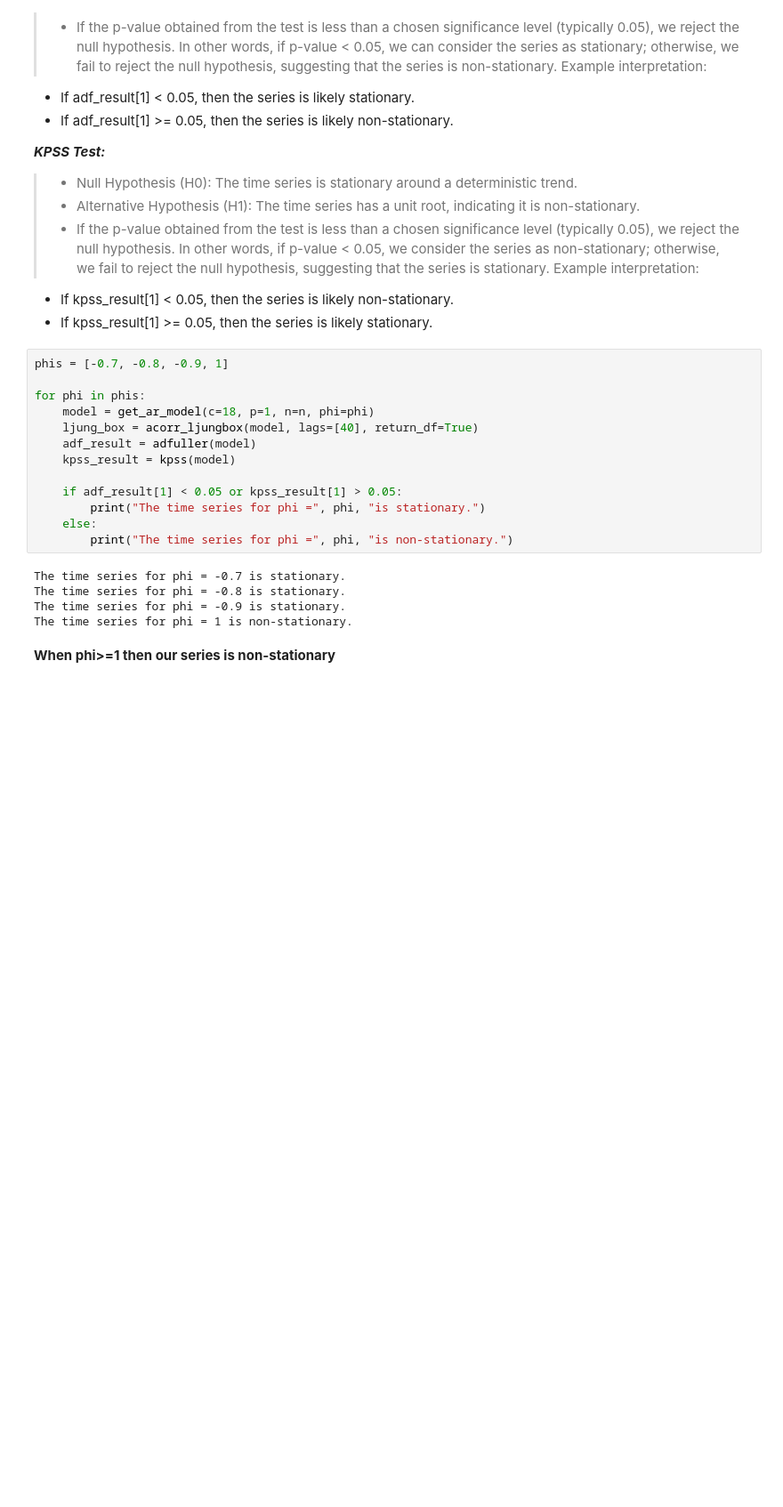
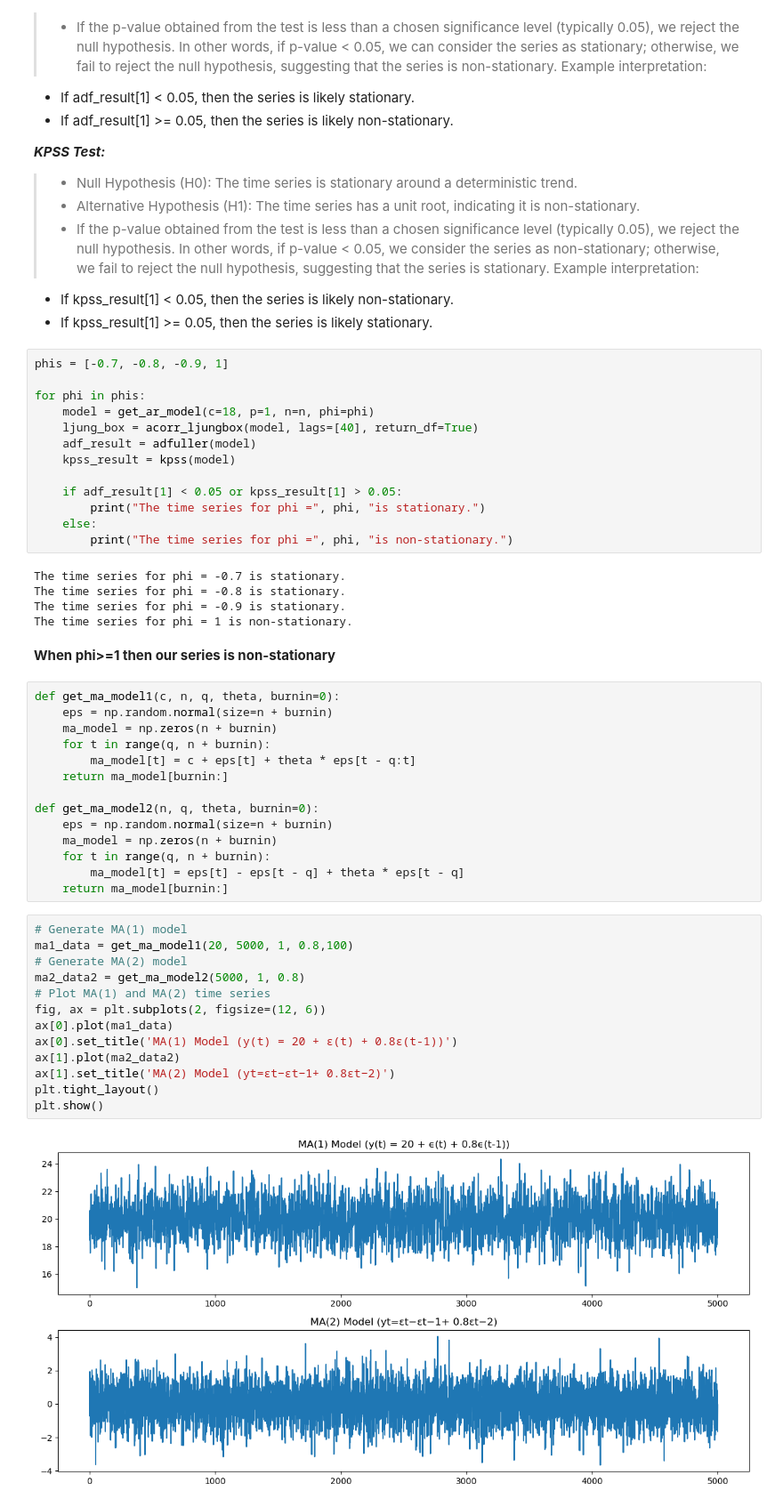
Before and after one commit to damianSte/TimeSeriesAnalysisLabs, a Jupyter notebook: Lab5/Task_1_Lab5.ipynb, the cells around one changed output. Shown at 89% size. Drawn from its saved outputs; the diff is of its cells as text; blank space fills up the shorter version.

```diff
--- a/Lab5/Task_1_Lab5.ipynb
+++ b/Lab5/Task_1_Lab5.ipynb
@@ -156,3 +137,32 @@ The time series for phi = -0.9 is stationary.
 The time series for phi = 1 is non-stationary.
 # %% [markdown]
 ****When phi>=1 then our series is non-stationary****
+# %%
+def get_ma_model1(c, n, q, theta, burnin=0):
+    eps = np.random.normal(size=n + burnin)
+    ma_model = np.zeros(n + burnin)
+    for t in range(q, n + burnin):
+        ma_model[t] = c + eps[t] + theta * eps[t - q:t]
+    return ma_model[burnin:]
+
+def get_ma_model2(n, q, theta, burnin=0):
+    eps = np.random.normal(size=n + burnin)
+    ma_model = np.zeros(n + burnin)
+    for t in range(q, n + burnin):
+        ma_model[t] = eps[t] - eps[t - q] + theta * eps[t - q]
+    return ma_model[burnin:]
+# %%
+# Generate MA(1) model
+ma1_data = get_ma_model1(20, 5000, 1, 0.8,100)
+# Generate MA(2) model
+ma2_data2 = get_ma_model2(5000, 1, 0.8)
+# Plot MA(1) and MA(2) time series
+fig, ax = plt.subplots(2, figsize=(12, 6))
+ax[0].plot(ma1_data)
+ax[0].set_title('MA(1) Model (y(t) = 20 + ϵ(t) + 0.8ϵ(t-1))')
+ax[1].plot(ma2_data2)
+ax[1].set_title('MA(2) Model (yt=εt−εt−1+ 0.8εt−2)')
+plt.tight_layout()
+plt.show()
+# %% [output]
+[figure, added]
```
Also changed, not shown: parts of 9 cells of this notebook, 1 other file.
